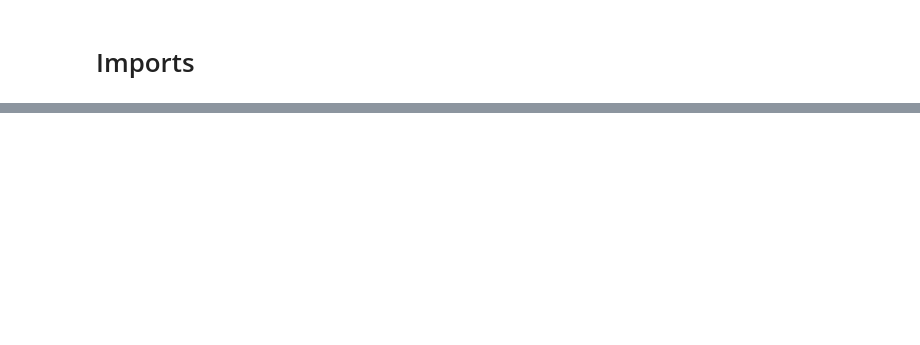
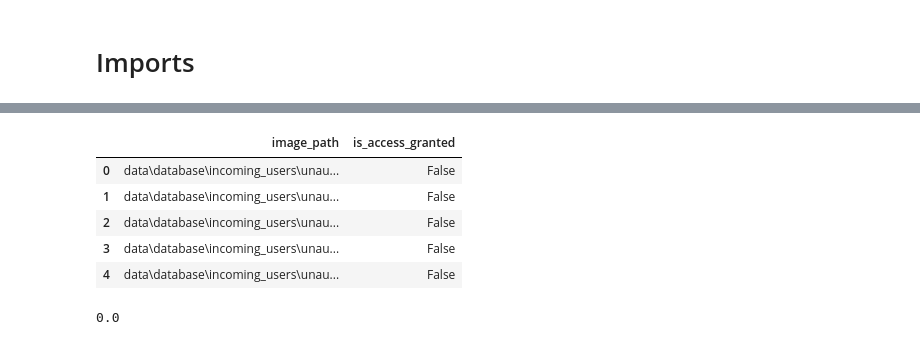
Before and after one commit to SzymonLeszkiewicz/biometrics, a Jupyter notebook: deepface_system.ipynb, the cells around one changed output, grey strips where cells are left out. Cells and saved outputs as stored; diff of their text form; code cells hidden in the pictures; blank space fills up the shorter version.

```diff
--- a/deepface_system.ipynb
+++ b/deepface_system.ipynb
@@ -234,0 +70,21 @@ Name: count, Length: 68, dtype: int64
+# %%
+df_incoming_unauthorized_users = verification_system.verify_multiple_users(
+    incoming_users_path=os.path.join(
+        "data", "database", "incoming_users", "unauthorized_users"
+    ),
+)
+# %%
+df_incoming_unauthorized_users.head()
+# %% [output]
+|  | image_path | is_access_granted |
+| 0 | data\database\incoming_users\unau... | False |
+| 1 | data\database\incoming_users\unau... | False |
+| 2 | data\database\incoming_users\unau... | False |
+| 3 | data\database\incoming_users\unau... | False |
+| 4 | data\database\incoming_users\unau... | False |
+# %%
+verification_system.calculate_access_granted_rate(
+    df_users=df_incoming_unauthorized_users
+)
+# %% [output]
+0.0
```
Also changed, not shown: parts of 38 cells of this notebook, 1 other file.
